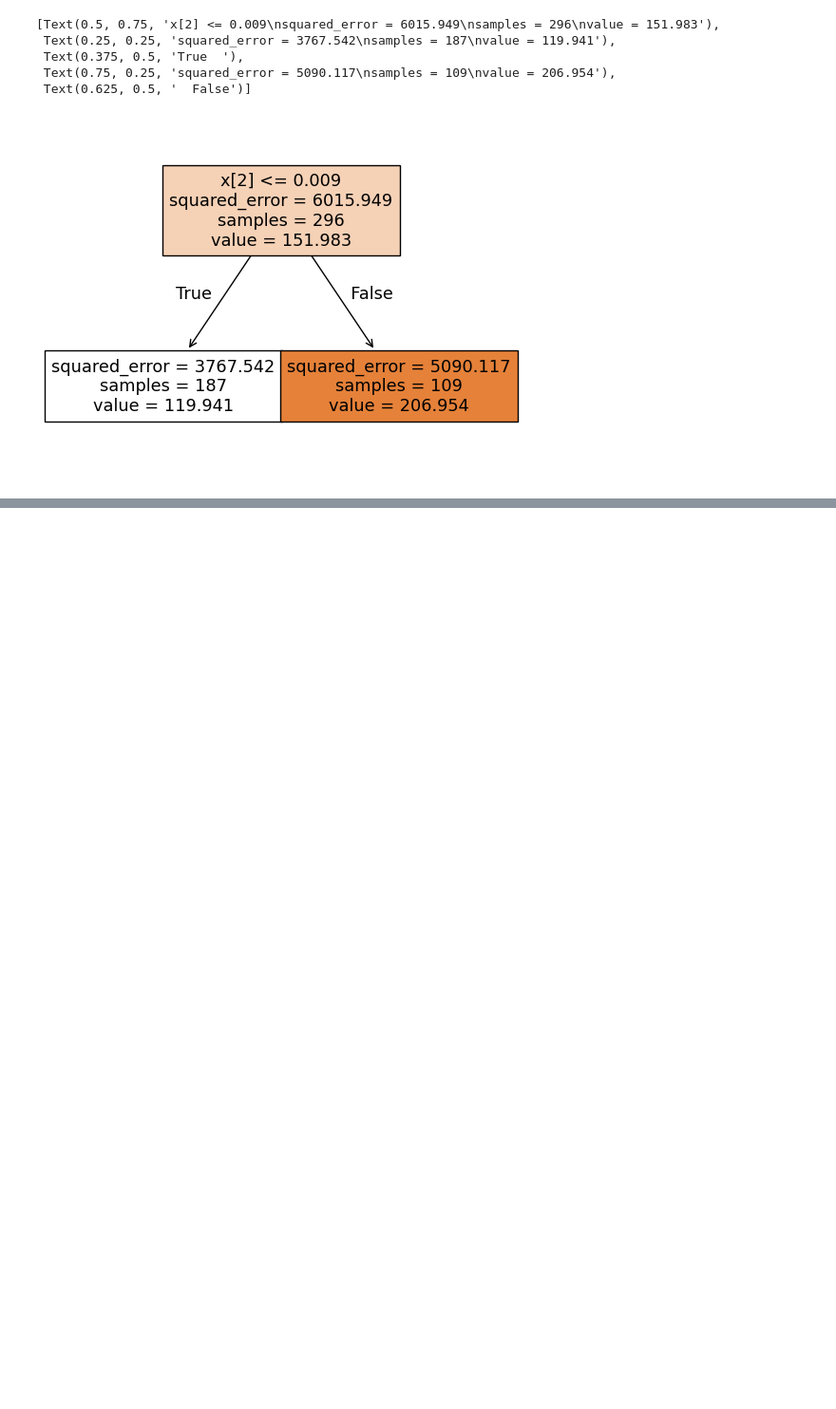
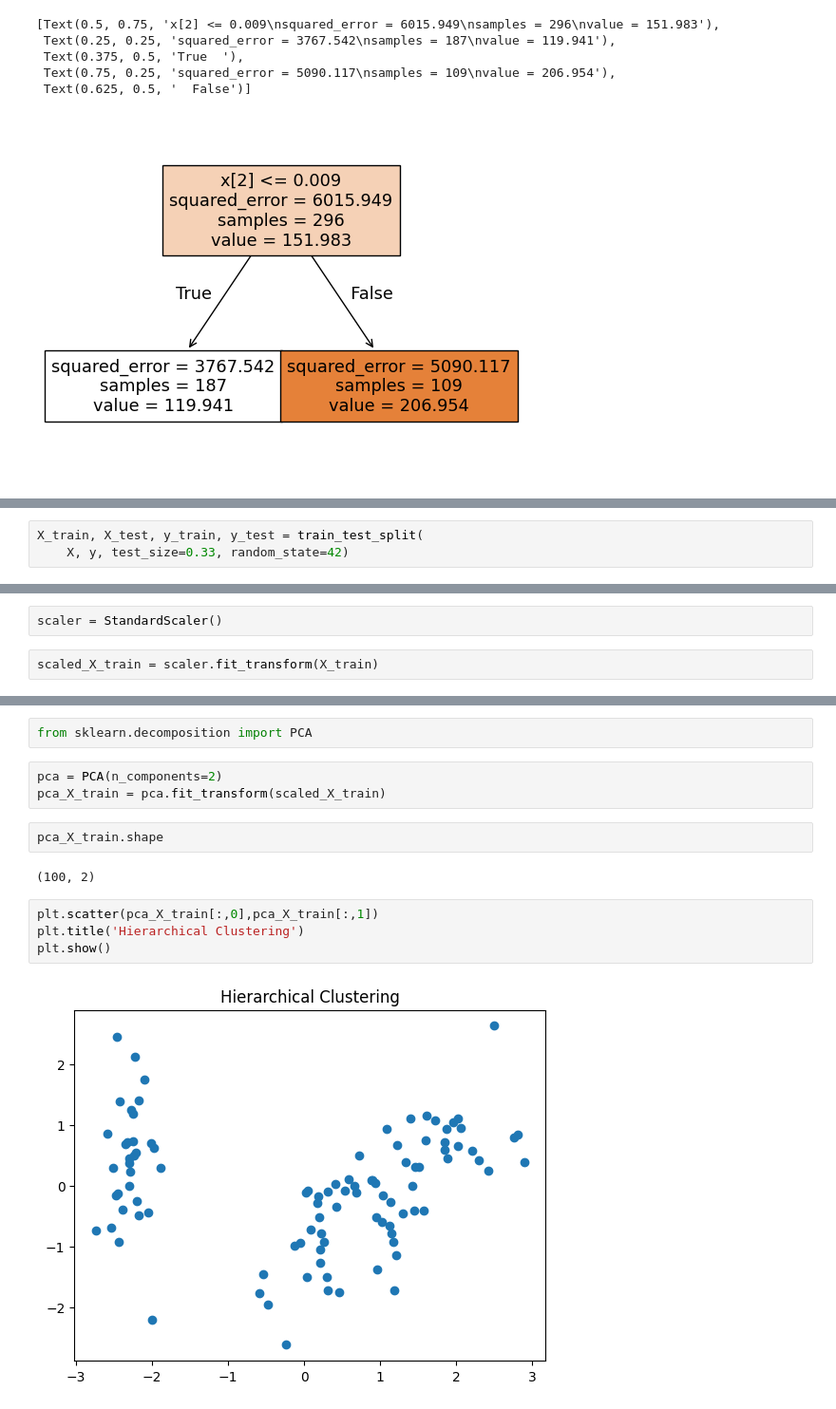
Before and after one commit to r3d-slayer/ML_Algos_Implementation, a Jupyter notebook: ML Practical Implementation/ML_practical_implementation.ipynb, the cells around one changed output, grey strips where cells are left out. Shown at 95% size. Drawn from its saved outputs; the diff is of its cells as text; blank space fills up the shorter version.

```diff
--- a/ML Practical Implementation/ML_practical_implementation.ipynb
+++ b/ML Practical Implementation/ML_practical_implementation.ipynb
@@ -449,0 +538,3 @@ plot_tree(best_tree,filled=True)
+# %%
+X_train, X_test, y_train, y_test = train_test_split(
+    X, y, test_size=0.33, random_state=42)
@@ -449,0 +559,4 @@ plot_tree(best_tree,filled=True)
+# %%
+scaler = StandardScaler()
+# %%
+scaled_X_train = scaler.fit_transform(X_train)
@@ -449,0 +583,15 @@ plot_tree(best_tree,filled=True)
+# %%
+from sklearn.decomposition import PCA
+# %%
+pca = PCA(n_components=2)
+pca_X_train = pca.fit_transform(scaled_X_train)
+# %%
+pca_X_train.shape
+# %% [output]
+(100, 2)
+# %%
+plt.scatter(pca_X_train[:,0],pca_X_train[:,1])
+plt.title('Hierarchical Clustering')
+plt.show()
+# %% [output]
+[figure, added]
```
Also changed, not shown: parts of 47 cells of this notebook.
